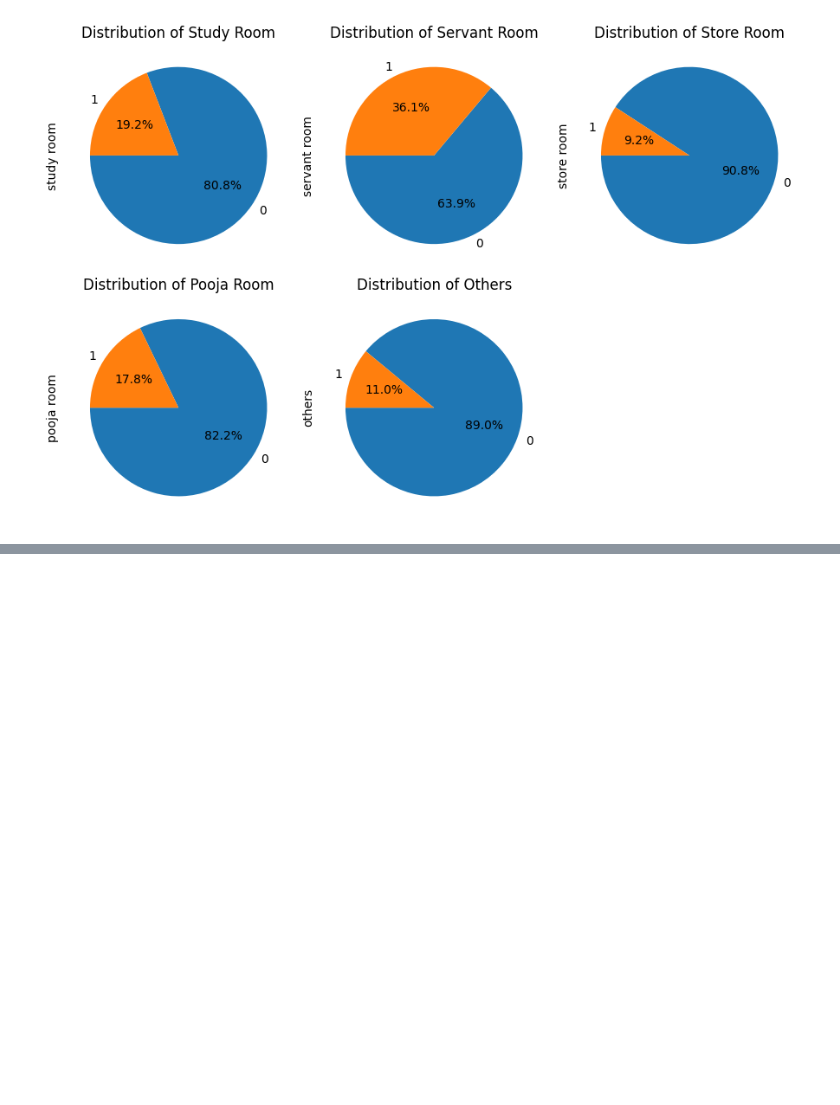
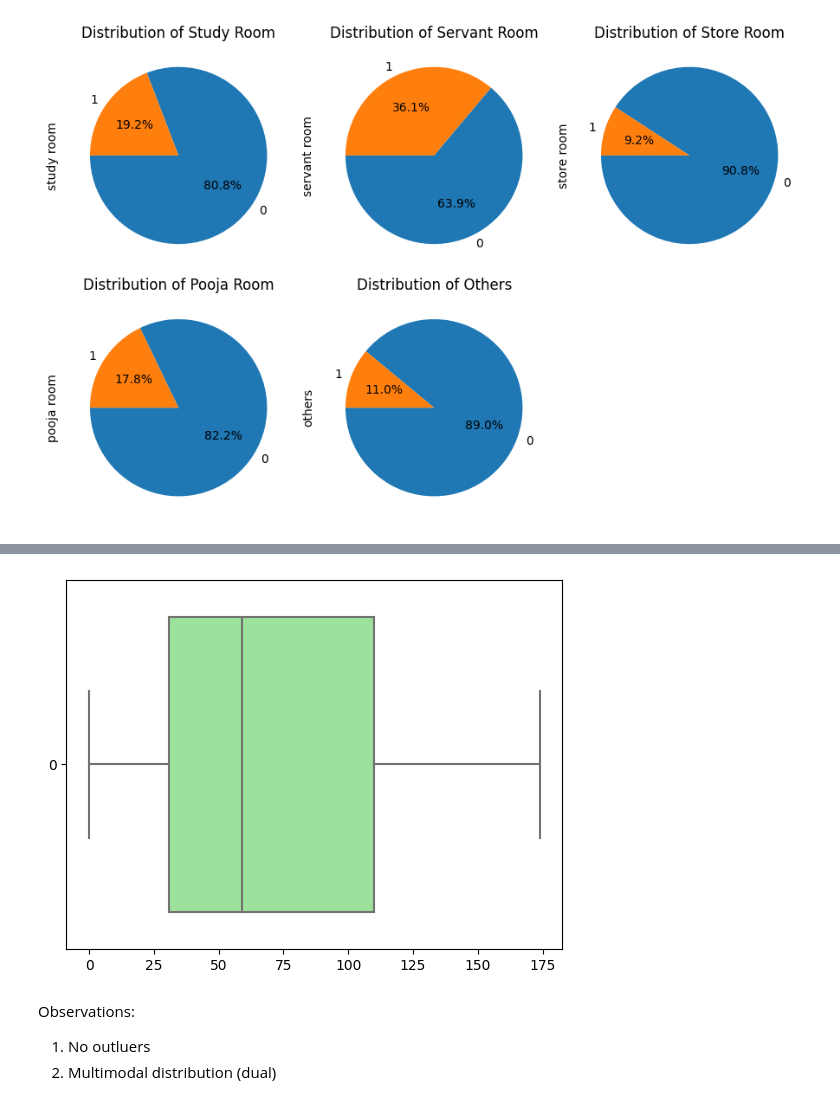
Before and after one commit to Data-Gyan/HousingAdvisor, a Jupyter notebook: eda-UnivariateAnalysis.ipynb, the cells around one changed output, grey strips where cells are left out. Saved outputs shown, nothing was run; the diff lists cells and outputs as text; code cells hidden in the pictures; blank space fills up the shorter version.

```diff
--- a/eda-UnivariateAnalysis.ipynb
+++ b/eda-UnivariateAnalysis.ipynb
@@ -818,0 +856,9 @@ plt.show()
+# %%
+sns.boxplot(df['luxury_score'], color='lightgreen', orient='h')
+plt.show()
+# %% [output]
+[figure, added]
+# %% [markdown]
+Observations:
+1. No outluers
+2. Multimodal distribution (dual)
```
Also changed, not shown: parts of 5 cells of this notebook.
